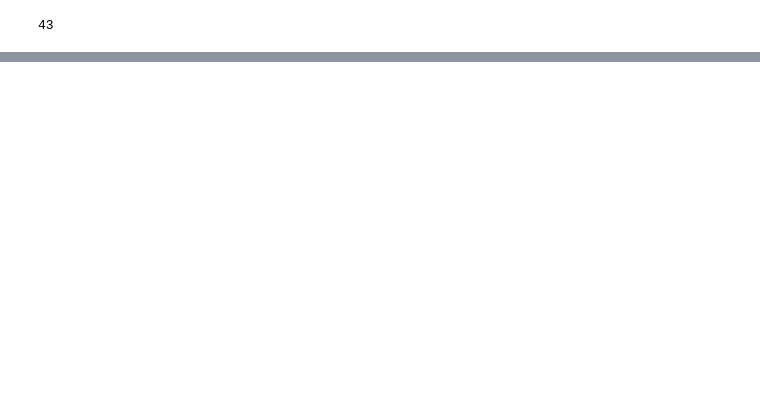
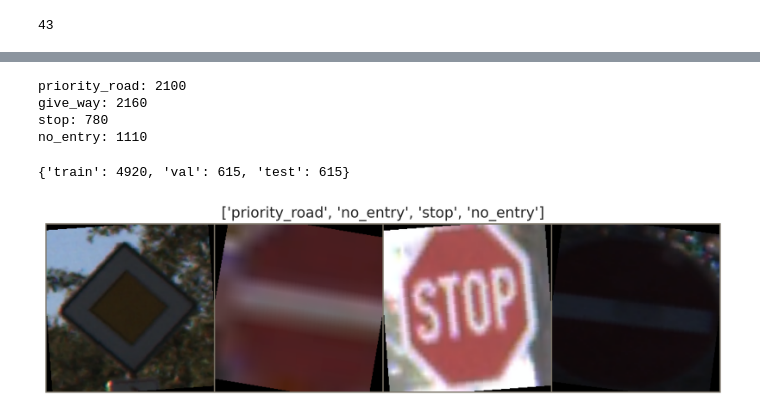
Before and after one commit to abdulrahman05ali/Machine-Learning-Project, a Jupyter notebook: TrafficRecogMLProject.ipynb, the cells around one changed output, grey strips where cells are left out. Saved outputs shown, nothing was run; the diff lists cells and outputs as text; code cells hidden in the pictures; blank space fills up the shorter version.

```diff
--- a/TrafficRecogMLProject.ipynb
+++ b/TrafficRecogMLProject.ipynb
@@ -103,0 +109,32 @@ show_sign_grid(sample_images)
+# %%
+!rm -rf data
+
+DATA_DIR = Path('data')
+
+DATASETS = ['train', 'val', 'test']
+
+for ds in DATASETS:
+  for cls in class_names:
+    (DATA_DIR / ds / cls).mkdir(parents=True, exist_ok=True)
+# %%
+for i, cls_index in enumerate(class_indices):
+  image_paths = np.array(glob(f'{train_folders[cls_index]}/*.ppm'))
+  class_name = class_names[i]
+  print(f'{class_name}: {len(image_paths)}')
+  np.random.shuffle(image_paths)
+
+  ds_split = np.split(
+    image_paths,
+    indices_or_sections=[int(.8*len(image_paths)), int(.9*len(image_paths))]
+  )
+
+  dataset_data = zip(DATASETS, ds_split)
+
+  for ds, images in dataset_data:
+    for img_path in images:
+      shutil.copy(img_path, f'{DATA_DIR}/{ds}/{class_name}/')
+# %% [output]
+priority_road: 2100
+give_way: 2160
+stop: 780
+no_entry: 1110
@@ -103,0 +163,34 @@ show_sign_grid(sample_images)
+# %%
+image_datasets = {
+  d: ImageFolder(f'{DATA_DIR}/{d}', transforms[d]) for d in DATASETS
+}
+
+data_loaders = {
+  d: DataLoader(image_datasets[d], batch_size=4, shuffle=True, num_workers=4)
+  for d in DATASETS
+}
+# %%
+dataset_sizes = {d: len(image_datasets[d]) for d in DATASETS}
+class_names = image_datasets['train'].classes
+
+dataset_sizes
+# %% [output]
+{'train': 4920, 'val': 615, 'test': 615}
+# %%
+def imshow(inp, title=None):
+  inp = inp.numpy().transpose((1, 2, 0))
+  mean = np.array([mean_nums])
+  std = np.array([std_nums])
+  inp = std * inp + mean
+  inp = np.clip(inp, 0, 1)
+  plt.imshow(inp)
+  if title is not None:
+    plt.title(title)
+  plt.axis('off')
+
+inputs, classes = next(iter(data_loaders['train']))
+out = torchvision.utils.make_grid(inputs)
+
+imshow(out, title=[class_names[x] for x in classes])
+# %% [output]
+[figure, added]
```
Also changed, not shown: parts of 8 cells of this notebook.
